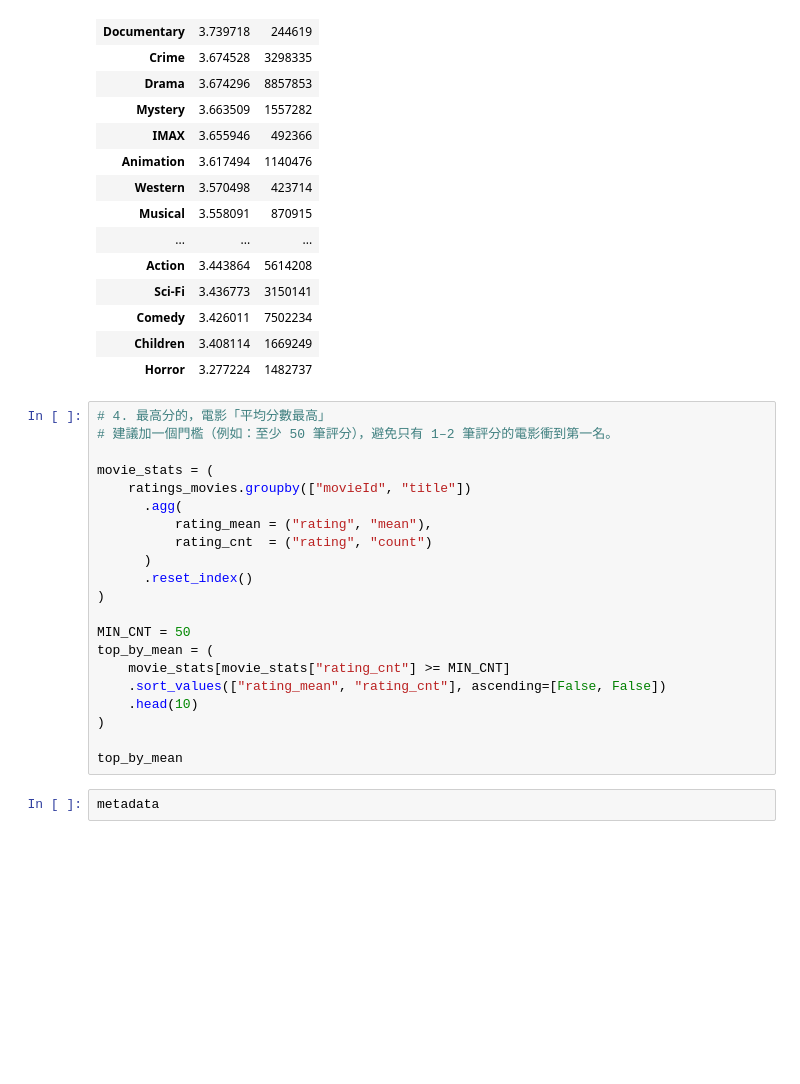
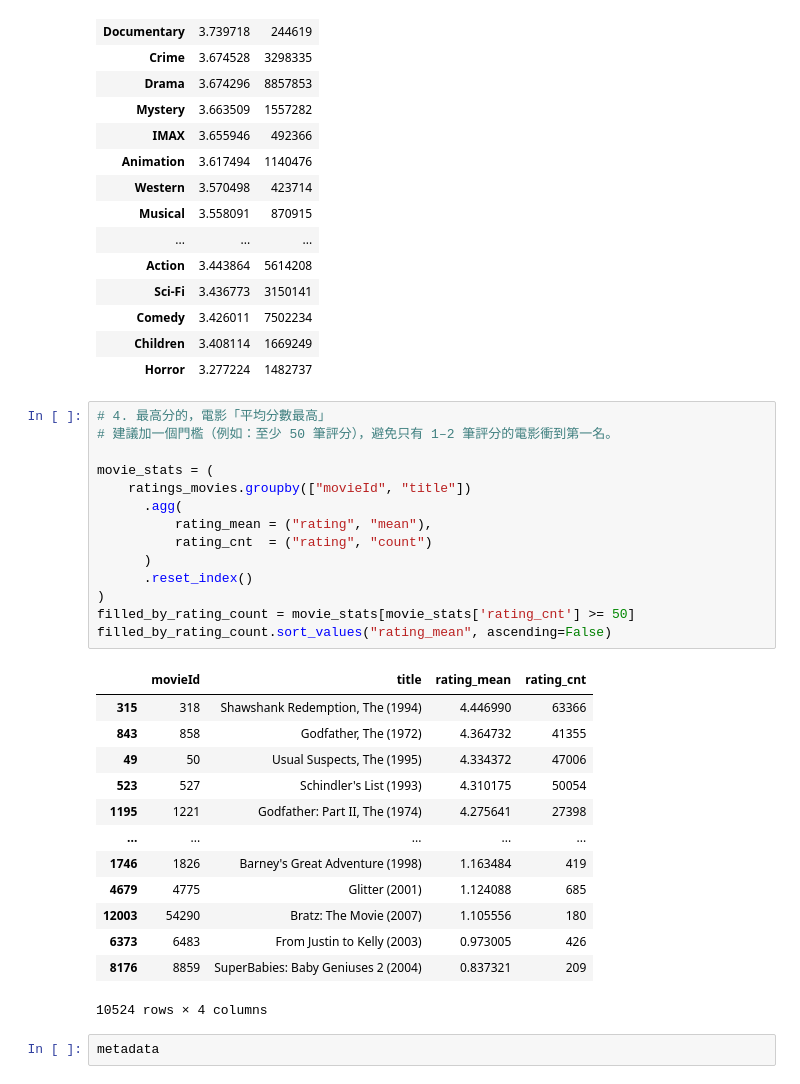
Before and after one commit to RaphaFang/movie-recommender, a Jupyter notebook: start.ipynb, the cells around one changed output. Saved outputs shown, nothing was run; the diff lists cells and outputs as text; blank space fills up the shorter version.

Commit message:
update: ascending sorting of mean of rating

```diff
--- a/start.ipynb
+++ b/start.ipynb
@@ -101,24 +101,31 @@ r
 # %%
 # 4. 最高分的，電影「平均分數最高」
 # 建議加一個門檻（例如：至少 50 筆評分），避免只有 1–2 筆評分的電影衝到第一名。
 
 movie_stats = (
     ratings_movies.groupby(["movieId", "title"])
       .agg(
           rating_mean = ("rating", "mean"),
           rating_cnt  = ("rating", "count")
       )
       .reset_index()
 )
-
-MIN_CNT = 50
-top_by_mean = (
-    movie_stats[movie_stats["rating_cnt"] >= MIN_CNT]
-    .sort_values(["rating_mean", "rating_cnt"], ascending=[False, False])
-    .head(10)
-)
-
-top_by_mean
+filled_by_rating_count = movie_stats[movie_stats['rating_cnt'] >= 50]
+filled_by_rating_count.sort_values("rating_mean", ascending=False)
+# %% [output]
+|  | movieId | title | rating_mean | rating_cnt |
+| 315 | 318 | Shawshank Redemption, The (1994) | 4.446990 | 63366 |
+| 843 | 858 | Godfather, The (1972) | 4.364732 | 41355 |
+| 49 | 50 | Usual Suspects, The (1995) | 4.334372 | 47006 |
+| 523 | 527 | Schindler's List (1993) | 4.310175 | 50054 |
+| 1195 | 1221 | Godfather: Part II, The (1974) | 4.275641 | 27398 |
+| ... | ... | ... | ... | ... |
+| 1746 | 1826 | Barney's Great Adventure (1998) | 1.163484 | 419 |
+| 4679 | 4775 | Glitter (2001) | 1.124088 | 685 |
+| 12003 | 54290 | Bratz: The Movie (2007) | 1.105556 | 180 |
+| 6373 | 6483 | From Justin to Kelly (2003) | 0.973005 | 426 |
+| 8176 | 8859 | SuperBabies: Baby Geniuses 2 (2004) | 0.837321 | 209 |
+10524 rows × 4 columns
 # %%
 metadata
 # %% [output]
```
